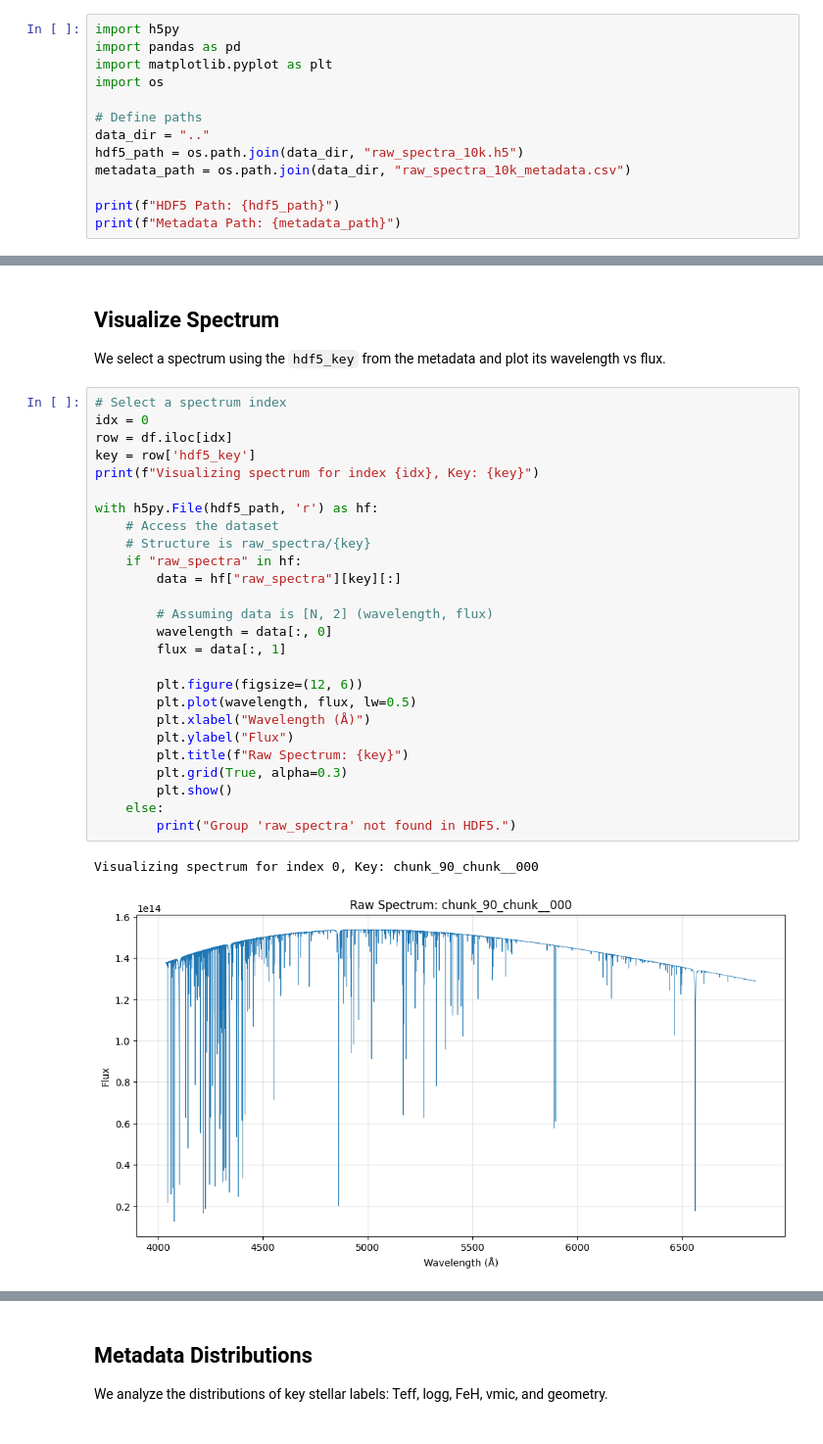
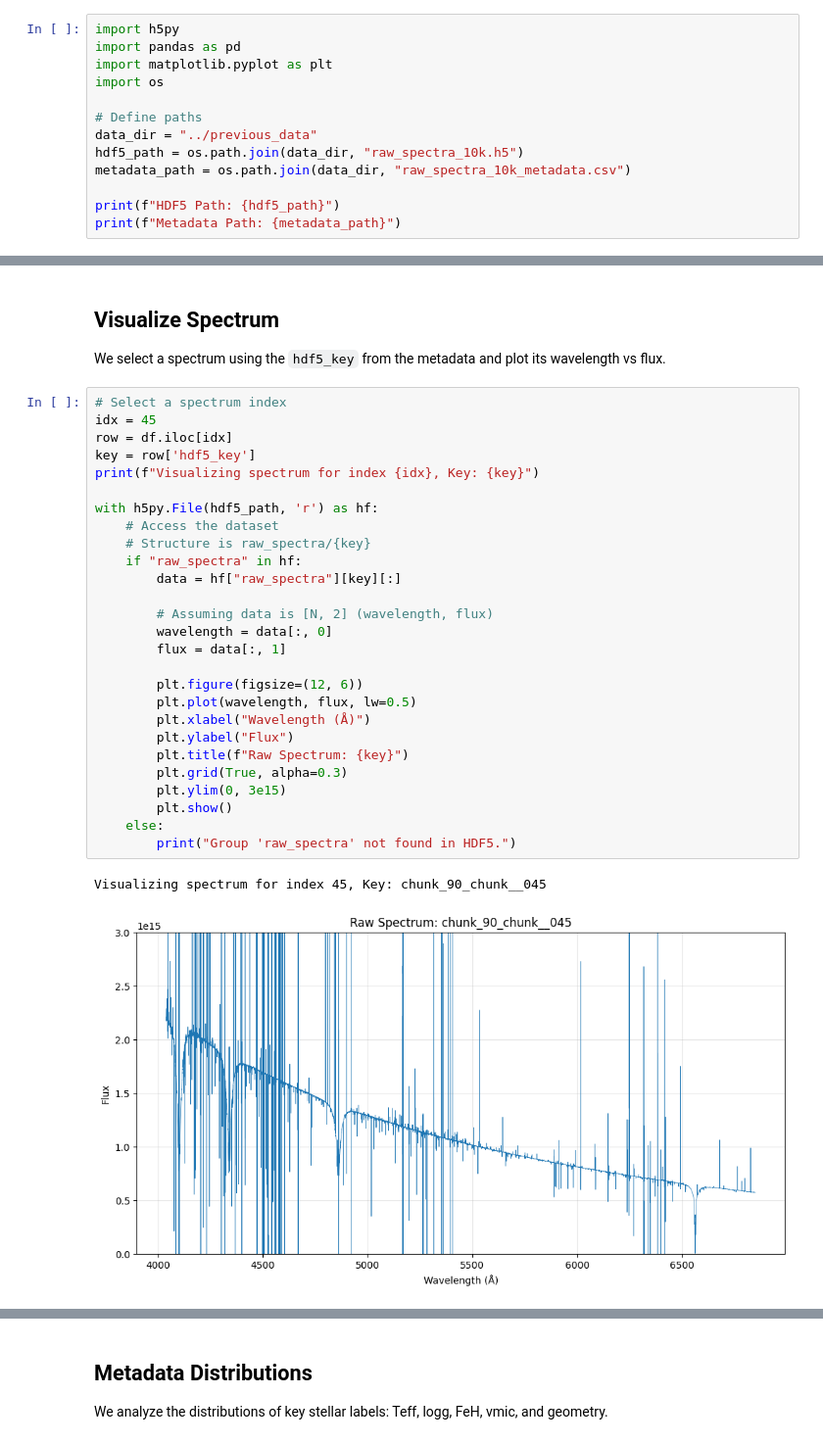
Before and after one commit to mkim0029/WEAVE_Pristine, a Jupyter notebook: data/notebooks/explore_raw_data.ipynb, the cells around one changed output, grey strips where cells are left out. Shown at 98% size. Saved outputs shown, nothing was run; the diff lists cells and outputs as text.

```diff
--- a/data/notebooks/explore_raw_data.ipynb
+++ b/data/notebooks/explore_raw_data.ipynb
@@ -9,7 +9,7 @@ import matplotlib.pyplot as plt
 import os
 
 # Define paths
-data_dir = ".."
+data_dir = "../previous_data"
 hdf5_path = os.path.join(data_dir, "raw_spectra_10k.h5")
 metadata_path = os.path.join(data_dir, "raw_spectra_10k_metadata.csv")
 
@@ -40,30 +40,31 @@ Loaded metadata with 10000 rows.
 We select a spectrum using the `hdf5_key` from the metadata and plot its wavelength vs flux.
 # %%
 # Select a spectrum index
-idx = 0
+idx = 45
 row = df.iloc[idx]
 key = row['hdf5_key']
 print(f"Visualizing spectrum for index {idx}, Key: {key}")
 
 with h5py.File(hdf5_path, 'r') as hf:
     # Access the dataset
     # Structure is raw_spectra/{key}
     if "raw_spectra" in hf:
         data = hf["raw_spectra"][key][:]
 
         # Assuming data is [N, 2] (wavelength, flux)
         wavelength = data[:, 0]
         flux = data[:, 1]
 
         plt.figure(figsize=(12, 6))
         plt.plot(wavelength, flux, lw=0.5)
         plt.xlabel("Wavelength (Å)")
         plt.ylabel("Flux")
         plt.title(f"Raw Spectrum: {key}")
         plt.grid(True, alpha=0.3)
+        plt.ylim(0, 3e15)
         plt.show()
     else:
         print("Group 'raw_spectra' not found in HDF5.")
 # %% [output]
-Visualizing spectrum for index 0, Key: chunk_90_chunk__000
+Visualizing spectrum for index 45, Key: chunk_90_chunk__045
-[figure, old version]
+[figure, new version]
```
Also changed, not shown: parts of 2 cells of this notebook, 9 other files.
